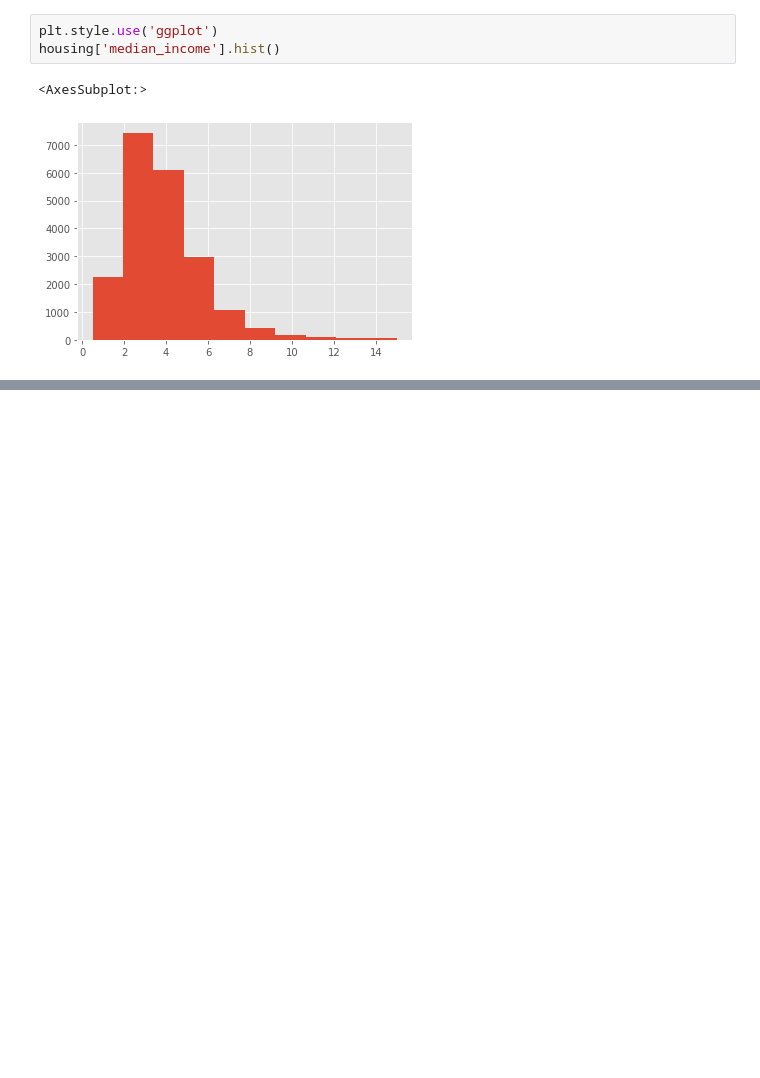
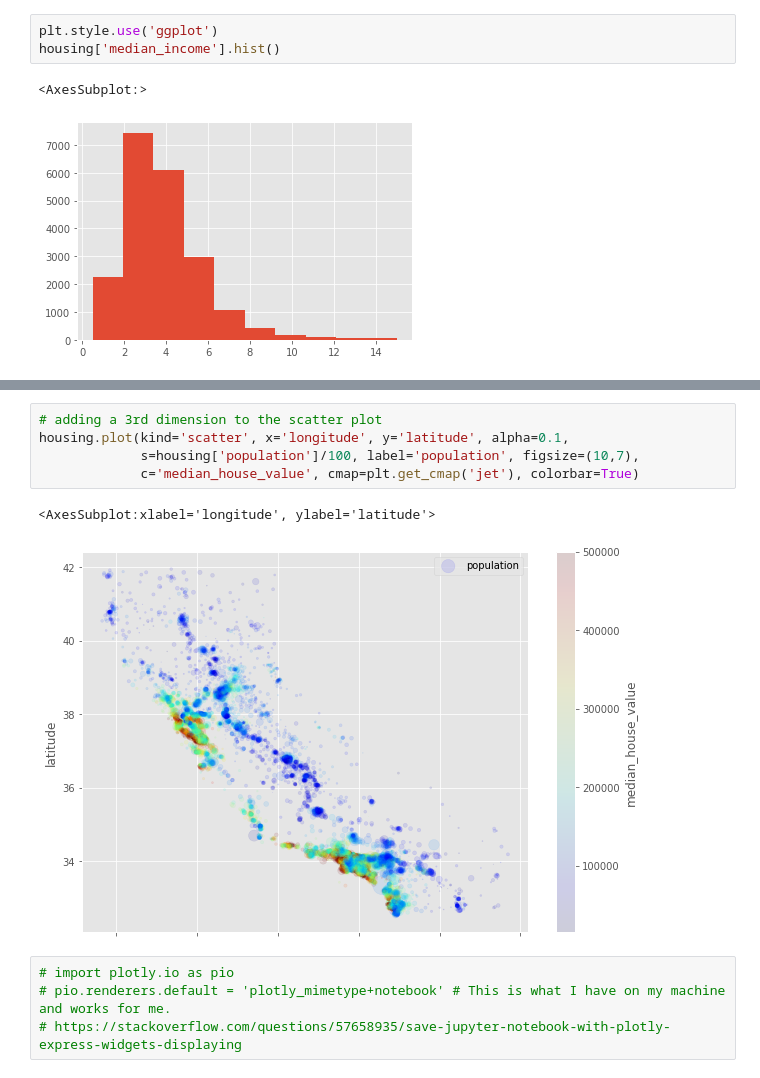
Before and after one commit to BrianRuizy/hands-on-machine-learning, a Jupyter notebook: ch2.ipynb, the cells around one changed output, grey strips where cells are left out. Saved outputs shown, nothing was run; the diff lists cells and outputs as text; blank space fills up the shorter version.

```diff
--- a/ch2.ipynb
+++ b/ch2.ipynb
@@ -211,0 +261,12 @@ housing['median_income'].hist()
+# %%
+# adding a 3rd dimension to the scatter plot
+housing.plot(kind='scatter', x='longitude', y='latitude', alpha=0.1,
+             s=housing['population']/100, label='population', figsize=(10,7),
+             c='median_house_value', cmap=plt.get_cmap('jet'), colorbar=True)
+# %% [output]
+<AxesSubplot:xlabel='longitude', ylabel='latitude'>
+[figure, added]
+# %%
+# import plotly.io as pio
+# pio.renderers.default = 'plotly_mimetype+notebook' # This is what I have on my machine and works for me.
+# https://stackoverflow.com/questions/57658935/save-jupyter-notebook-with-plotly-express-widgets-displaying
```
Also changed, not shown: parts of 15 cells of this notebook, 1 other file.
